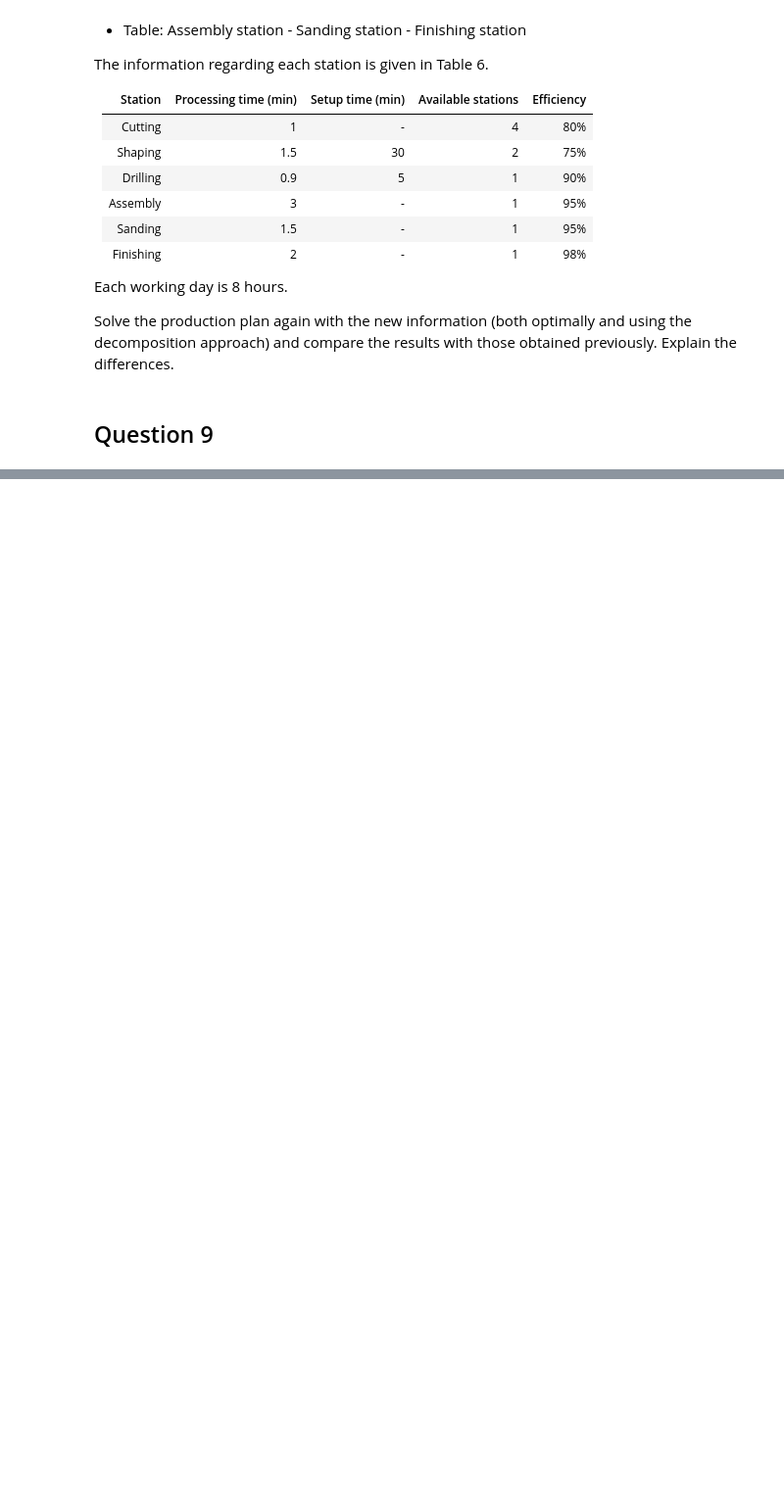
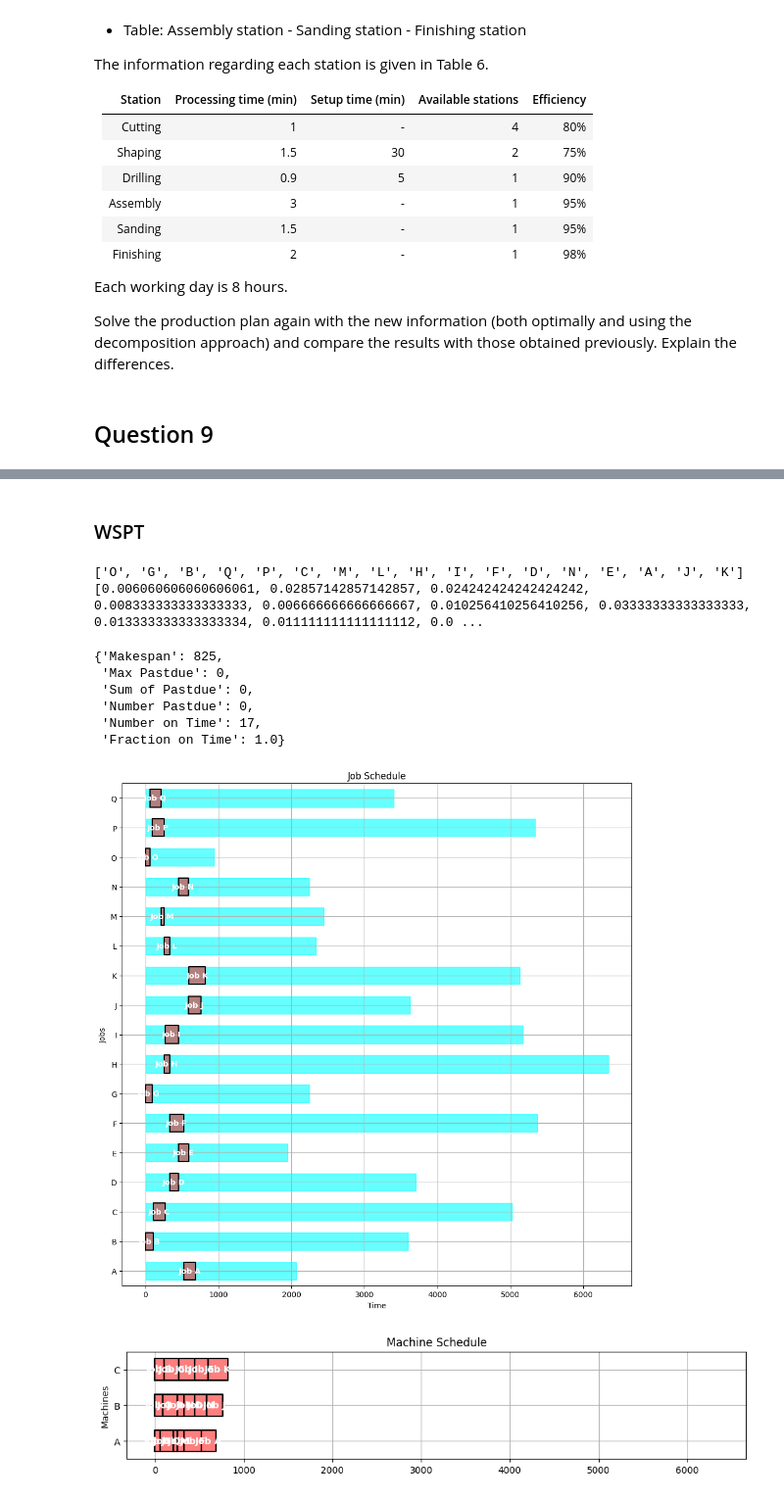
Before and after one commit to Ualh/operation_management, a Jupyter notebook: group7.ipynb, the cells around one changed output, grey strips where cells are left out. Shown: that part at 98% size. Cells and saved outputs as stored; diff of their text form; code cells hidden in the pictures; blank space fills up the shorter version.

```diff
--- a/group7.ipynb
+++ b/group7.ipynb
@@ -1948,0 +1981,19 @@ AttributeError: 'NoneType' object has no attribute 'keys'
+# %% [markdown]
+### WSPT
+# %%
+order=sorted(JOBS,reverse = True, key=lambda x: (JOBS[x]['weight']/JOBS[x]['duration'], x))
+print(order)
+print([JOBS[x]['weight']/JOBS[x]['duration'] for x in JOBS]) #it prints not in order
+gantt(JOBS, schedule(JOBS,order))
+kpi(JOBS, schedule(JOBS,order))
+# %% [output]
+['O', 'G', 'B', 'Q', 'P', 'C', 'M', 'L', 'H', 'I', 'F', 'D', 'N', 'E', 'A', 'J', 'K']
+[0.006060606060606061, 0.02857142857142857, 0.024242424242424242, 0.008333333333333333, 0.006666666666666667, 0.010256410256410256, 0.03333333333333333, 0.013333333333333334, 0.011111111111111112, 0.0 ...
+{'Makespan': 825,
+ 'Max Pastdue': 0,
+ 'Sum of Pastdue': 0,
+ 'Number Pastdue': 0,
+ 'Number on Time': 17,
+ 'Fraction on Time': 1.0}
+[figure, added]
+[figure, added]
```
Also changed, not shown: parts of 19 cells of this notebook.
